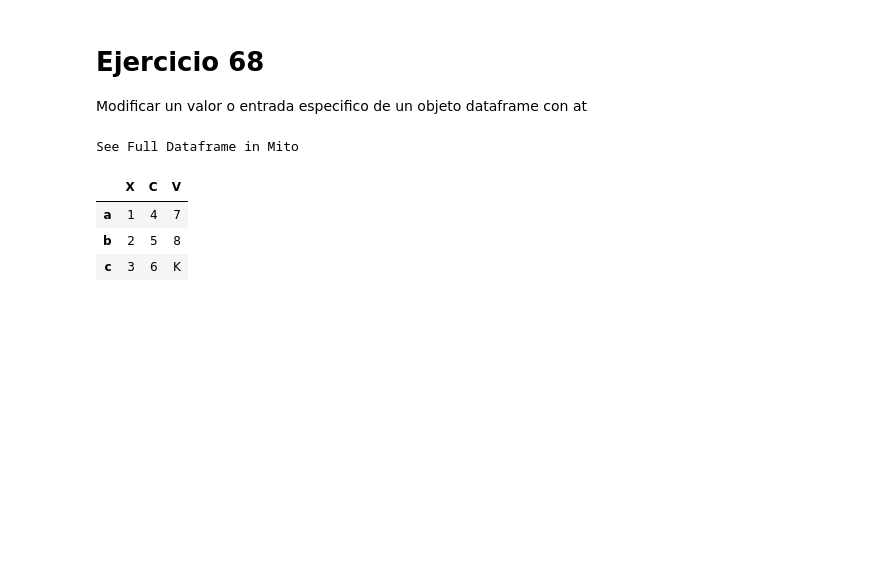
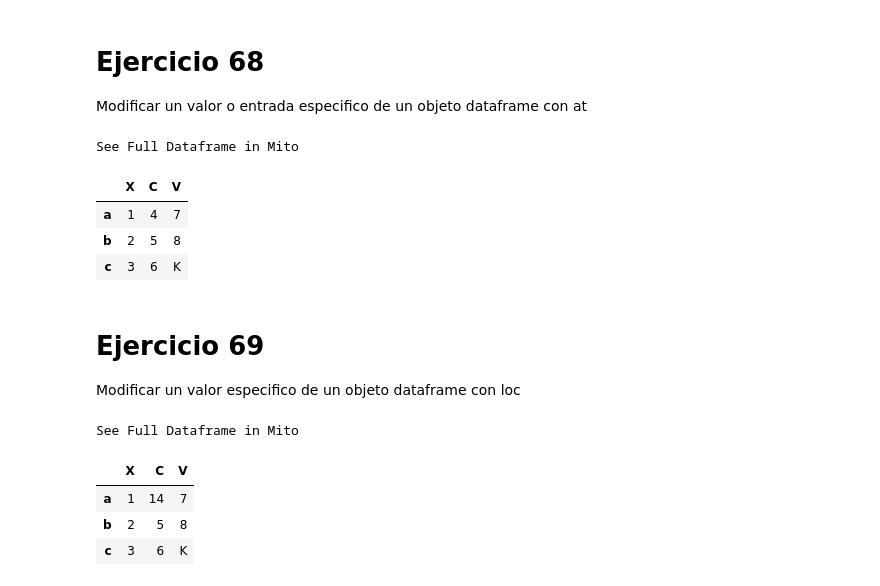
Before and after one commit to TherealVL/Ejercicios_Pandas, a Jupyter notebook: Ejercicios_Panda.ipynb, the cells around one changed output. Cells and saved outputs as stored; diff of their text form; code cells hidden in the pictures; blank space fills up the shorter version.

Commit message:
Ejercicio 69

```diff
--- a/Ejercicios_Panda.ipynb
+++ b/Ejercicios_Panda.ipynb
@@ -898,3 +898,15 @@ See Full Dataframe in Mito
 | a | 1 | 4 | 7 |
 | b | 2 | 5 | 8 |
 | c | 3 | 6 | K |
+# %% [markdown]
+# Ejercicio 69
+Modificar un valor especifico de un objeto dataframe con loc
+# %%
+df67.loc['a','C']=14
+df67
+# %% [output]
+See Full Dataframe in Mito
+|  | X | C | V |
+| a | 1 | 14 | 7 |
+| b | 2 | 5 | 8 |
+| c | 3 | 6 | K |
```
